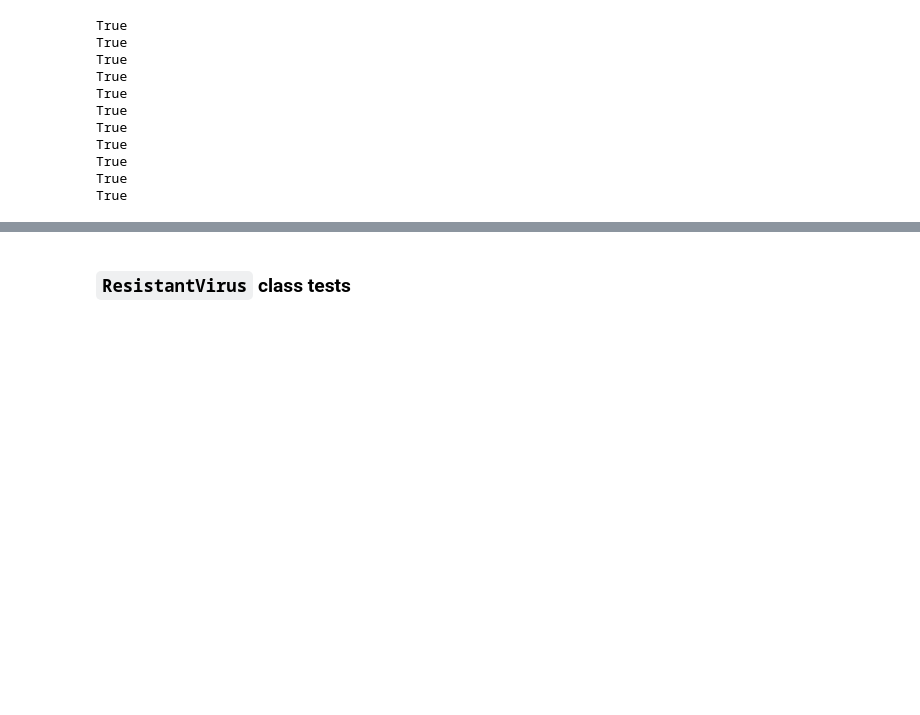
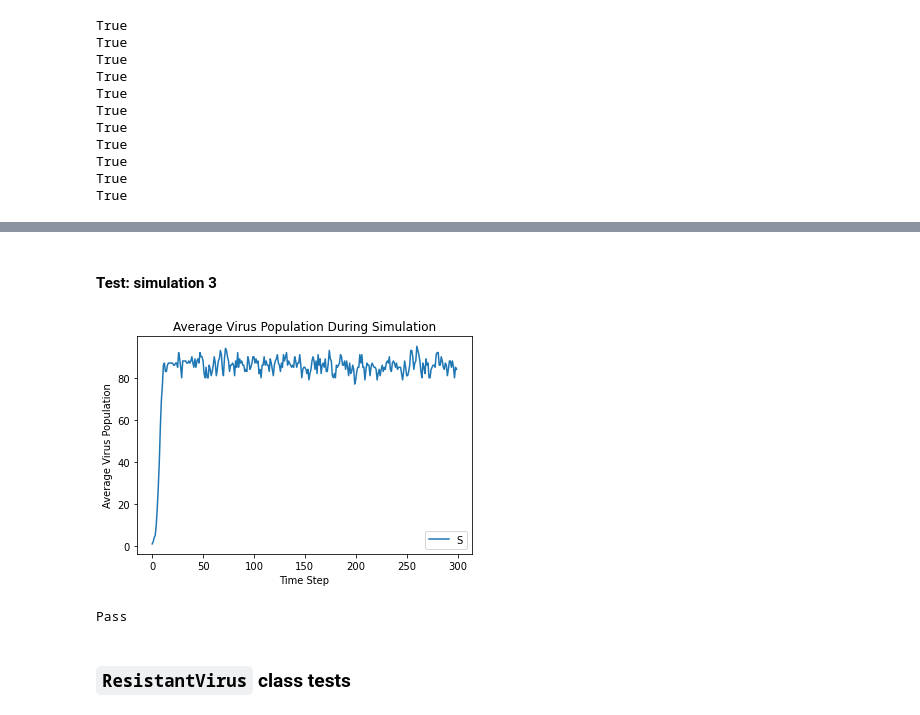
Before and after one commit to ChemGuy88/portfolio, a Jupyter notebook: Python Examples/Stochastic Model-Virus/notebook.ipynb, the cells around one changed output, grey strips where cells are left out. Cells and saved outputs as stored; diff of their text form; code cells hidden in the pictures; blank space fills up the shorter version.

```diff
--- a/Python Examples/Stochastic Model-Virus/notebook.ipynb
+++ b/Python Examples/Stochastic Model-Virus/notebook.ipynb
@@ -167,3 +223,15 @@ True
+# %% [markdown]
+#### Test: simulation 3
+# %%
+try:
+    simulationWithoutDrug(1, 90, 0.8, 0.1, 1)
+    # xdata, ydata = plt.gcf().get_axes()[0].get_lines()[0].get_data()
+    print("Pass")
+except:
+    print("Fail")
+# %% [output]
+[figure, added]
+Pass
 # %% [markdown]
 ### `ResistantVirus` class tests
 # %%
```
Also changed, not shown: parts of 13 cells of this notebook.
